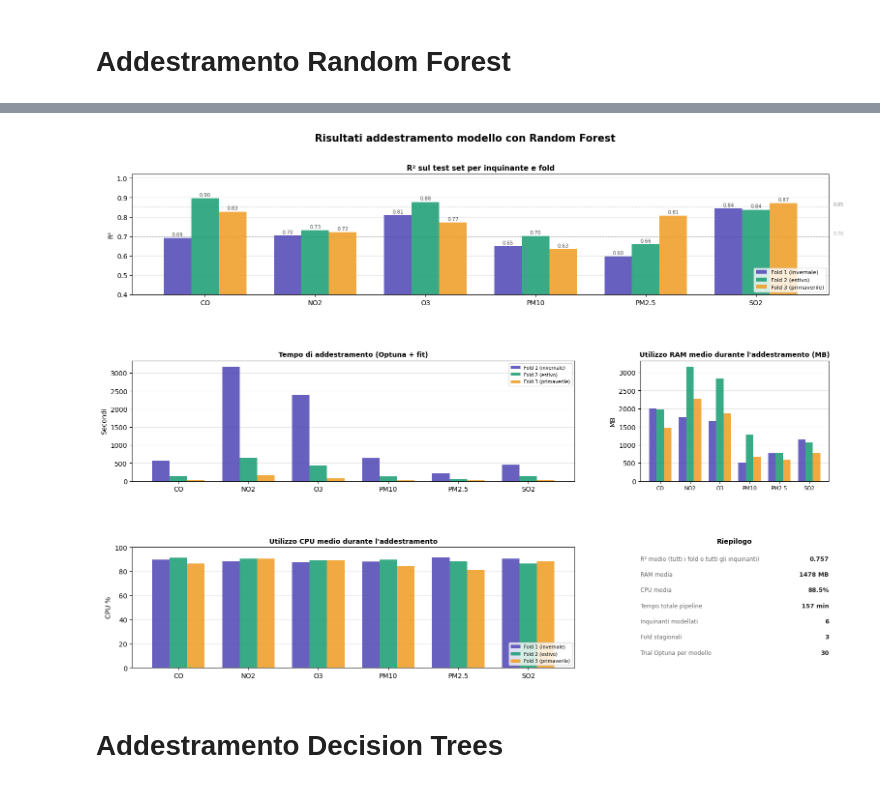
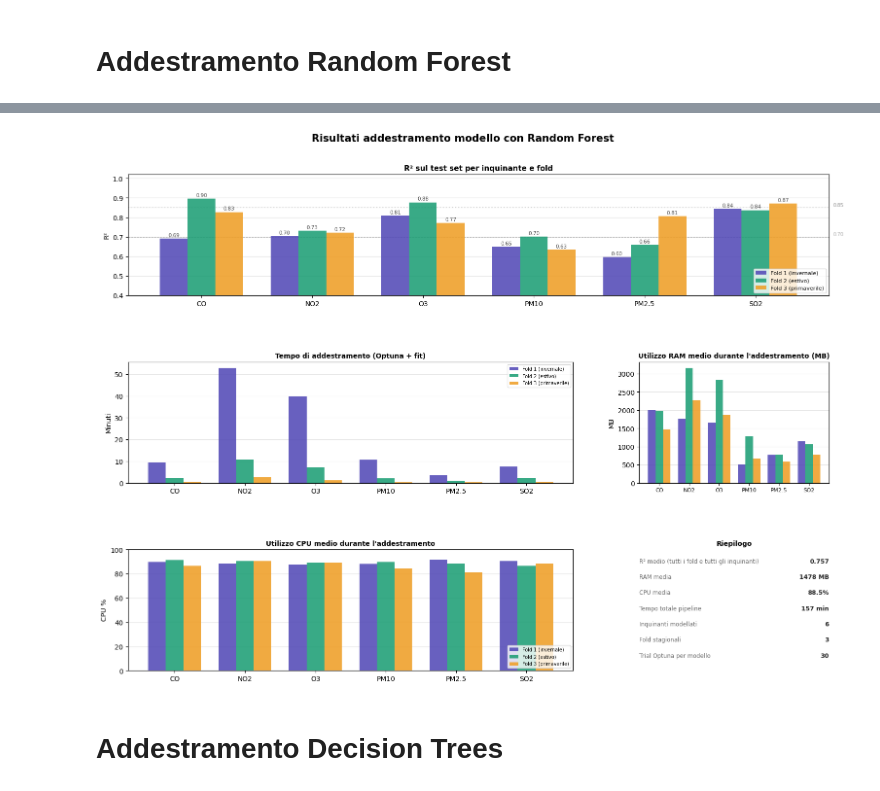
Before and after one commit to manunza2156783/tesi_manunza, a Jupyter notebook: addestramento_modelli.ipynb, the cells around one changed output, grey strips where cells are left out. Drawn from its saved outputs; the diff is of its cells as text; code cells hidden in the pictures.

```diff
--- a/addestramento_modelli.ipynb
+++ b/addestramento_modelli.ipynb
@@ -392,7 +392,7 @@ ax_r2.set_axisbelow(True)
 # ── Tempo di addestramento ────────────────────
 for i, (fold, label, color, off) in enumerate(zip(FOLDS, FOLD_LABELS, COLORS, offset)):
     times = [
-        summary[(summary["fold"] == fold) & (summary["pollutant"] == p)]["train_time_s"].values[0]
+        summary[(summary["fold"] == fold) & (summary["pollutant"] == p)]["train_time_s"].values[0] / 60
         if len(summary[(summary["fold"] == fold) & (summary["pollutant"] == p)]) > 0 else np.nan
         for p in POLLS
     ]
@@ -400,7 +400,7 @@ for i, (fold, label, color, off) in enumerate(zip(FOLDS, FOLD_LABELS, COLORS, of
 
 ax_time.set_xticks(x)
 ax_time.set_xticklabels(POLLS)
-ax_time.set_ylabel("Secondi")
+ax_time.set_ylabel("Minuti")
 ax_time.set_title("Tempo di addestramento (Optuna + fit)", fontweight='bold', fontsize=10)
 ax_time.legend(fontsize=7, loc="upper right")
 ax_time.grid(axis="y", alpha=0.3, zorder=0)
@@ -740,7 +740,7 @@ ax_r2.set_axisbelow(True)
 # ── Tempo di addestramento ────────────────────
 for i, (fold, label, color, off) in enumerate(zip(FOLDS, FOLD_LABELS, COLORS, offset)):
     times = [
-        summary[(summary["fold"] == fold) & (summary["pollutant"] == p)]["train_time_s"].values[0]
+        summary[(summary["fold"] == fold) & (summary["pollutant"] == p)]["train_time_s"].values[0] / 60
         if len(summary[(summary["fold"] == fold) & (summary["pollutant"] == p)]) > 0 else np.nan
         for p in POLLS
     ]
@@ -748,7 +748,7 @@ for i, (fold, label, color, off) in enumerate(zip(FOLDS, FOLD_LABELS, COLORS, of
 
 ax_time.set_xticks(x)
 ax_time.set_xticklabels(POLLS)
-ax_time.set_ylabel("Secondi")
+ax_time.set_ylabel("Minuti")
 ax_time.set_title("Tempo di addestramento (Optuna + fit)", fontweight='bold', fontsize=10)
 ax_time.legend(fontsize=7, loc="upper right")
 ax_time.grid(axis="y", alpha=0.3, zorder=0)
@@ -1452,7 +1452,7 @@ ax_r2.set_axisbelow(True)
 # ── Tempo di addestramento ────────────────────
 for i, (fold, label, color, off) in enumerate(zip(FOLDS, FOLD_LABELS, COLORS, offset)):
     times = [
-        summary[(summary["fold"] == fold) & (summary["pollutant"] == p)]["train_time_s"].values[0]
+        summary[(summary["fold"] == fold) & (summary["pollutant"] == p)]["train_time_s"].values[0] / 60
         if len(summary[(summary["fold"] == fold) & (summary["pollutant"] == p)]) > 0 else np.nan
         for p in POLLS
     ]
@@ -1460,7 +1460,7 @@ for i, (fold, label, color, off) in enumerate(zip(FOLDS, FOLD_LABELS, COLORS, of
 
 ax_time.set_xticks(x)
 ax_time.set_xticklabels(POLLS)
-ax_time.set_ylabel("Secondi")
+ax_time.set_ylabel("Minuti")
 ax_time.set_title("Tempo di addestramento (Optuna + fit)", fontweight='bold', fontsize=10)
 ax_time.legend(fontsize=7, loc="upper right")
 ax_time.grid(axis="y", alpha=0.3, zorder=0)
@@ -1499,34 +1499,34 @@ ax_cpu.set_title("Utilizzo CPU medio durante l'addestramento",fontweight='bold',
 ax_cpu.legend(fontsize=7, loc="lower right")
 ax_cpu.grid(axis="y", alpha=0.3, zorder=0)
 ax_cpu.set_axisbelow(True)
 
 # ── Riepilogo testuale ────────────────────────
 r2_mean  = summary["test_r2"].mean()
 ram_mean = summary["ram_mean_mb"].mean()
 cpu_mean = summary["cpu_pct"].mean()
 time_tot = summary["train_time_s"].sum() / 60
 
 lines = [
     ("R² medio (tutti i fold e tutti gli inquinanti)",     f"{r2_mean:.3f}"),
     ("RAM media",                   f"{ram_mean:.0f} MB"),
     ("CPU media",                    f"{cpu_mean:.1f}%"),
     ("Tempo totale pipeline",        f"{time_tot:.0f} min"),
     ("Inquinanti modellati",         "6"),
     ("Fold stagionali",              "3"),
     ("Trial Optuna per modello",     "30"),
 ]
 ax_meta.set_xlim(0, 1)
 ax_meta.set_ylim(0, 1)
 for j, (lbl, val) in enumerate(lines):
     y_pos = 0.93 - j * 0.13
     ax_meta.text(0.0, y_pos, lbl, fontsize=8.5, color="#666", va="top")
     ax_meta.text(1.0, y_pos, val, fontsize=9, fontweight="bold", color="#222", va="top", ha="right")
 ax_meta.set_title("Riepilogo", fontweight='bold', fontsize=10)
 
 # plt.savefig("RF_dashboard.png", dpi=150, bbox_inches="tight")
 plt.show()
 # %% [output]
-[figure, old version]
+[figure, new version]
 # %% [markdown]
 # Addestramento Decision Trees
 # %%
```
Also changed, not shown: parts of 15 cells of this notebook, 1 other file.
